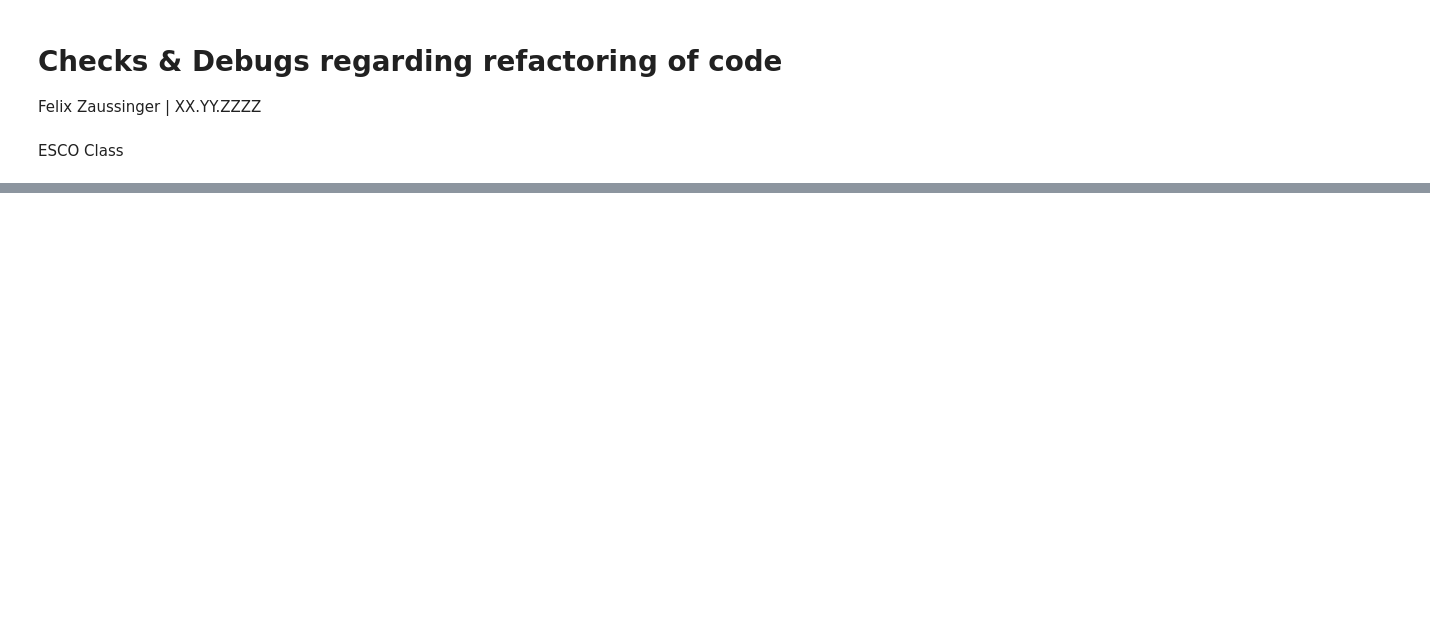
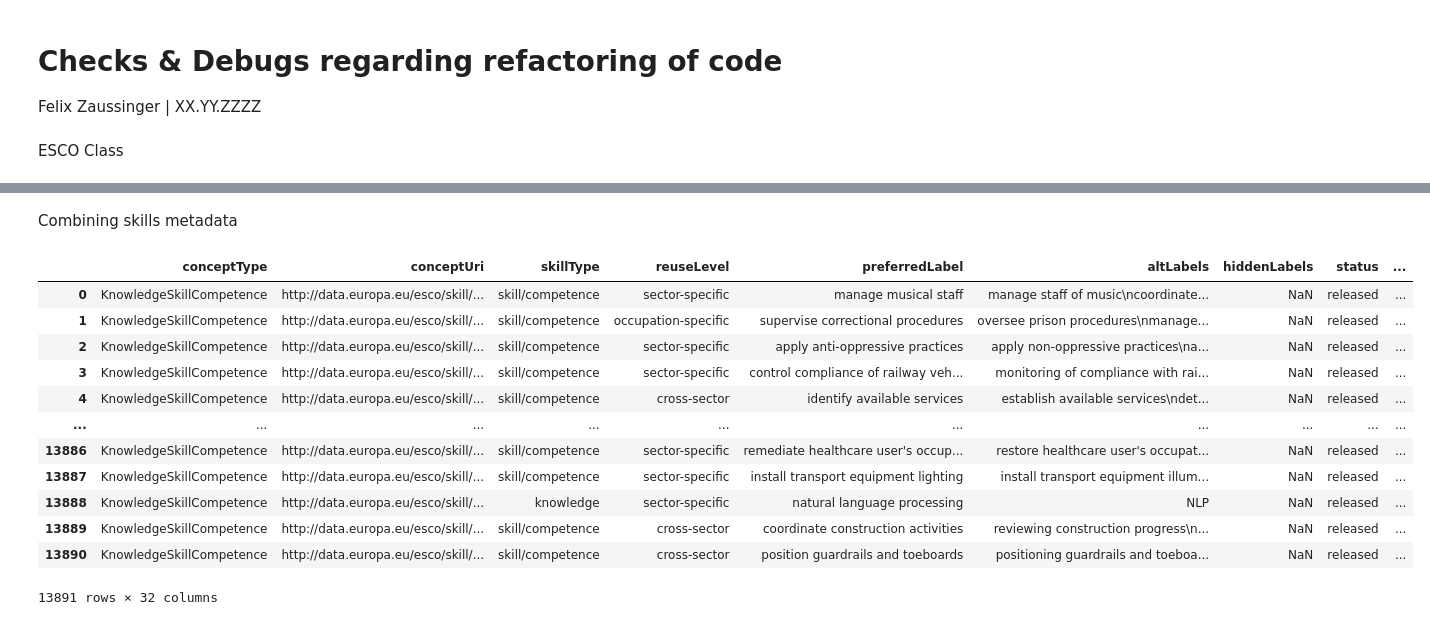
Before and after one commit to derpyninja/re4gt, a Jupyter notebook: notebooks/new/00-fz-debugging-for-code-refactoring.ipynb, the cells around one changed output, grey strips where cells are left out. Saved outputs shown, nothing was run; the diff lists cells and outputs as text; code cells hidden in the pictures; blank space fills up the shorter version.

```diff
--- a/notebooks/new/00-fz-debugging-for-code-refactoring.ipynb
+++ b/notebooks/new/00-fz-debugging-for-code-refactoring.ipynb
@@ -69,0 +160,19 @@ onet.brown_occupations_vona2018
+# %% [markdown]
+Combining skills metadata
+# %%
+smd = esco.combine_skills_metadata(variable_selection=None)
+smd
+# %% [output]
+|  | conceptType | conceptUri | skillType | reuseLevel | preferredLabel | altLabels | hiddenLabels | status | ... |
+| 0 | KnowledgeSkillCompetence | http://data.europa.eu/esco/skill/... | skill/competence | sector-specific | manage musical staff | manage staff of music\ncoordinate... | NaN | released | ... |
+| 1 | KnowledgeSkillCompetence | http://data.europa.eu/esco/skill/... | skill/competence | occupation-specific | supervise correctional procedures | oversee prison procedures\nmanage... | NaN | released | ... |
+| 2 | KnowledgeSkillCompetence | http://data.europa.eu/esco/skill/... | skill/competence | sector-specific | apply anti-oppressive practices | apply non-oppressive practices\na... | NaN | released | ... |
+| 3 | KnowledgeSkillCompetence | http://data.europa.eu/esco/skill/... | skill/competence | sector-specific | control compliance of railway veh... | monitoring of compliance with rai... | NaN | released | ... |
+| 4 | KnowledgeSkillCompetence | http://data.europa.eu/esco/skill/... | skill/competence | cross-sector | identify available services | establish available services\ndet... | NaN | released | ... |
+| ... | ... | ... | ... | ... | ... | ... | ... | ... | ... |
+| 13886 | KnowledgeSkillCompetence | http://data.europa.eu/esco/skill/... | skill/competence | sector-specific | remediate healthcare user's occup... | restore healthcare user's occupat... | NaN | released | ... |
+| 13887 | KnowledgeSkillCompetence | http://data.europa.eu/esco/skill/... | skill/competence | sector-specific | install transport equipment lighting | install transport equipment illum... | NaN | released | ... |
+| 13888 | KnowledgeSkillCompetence | http://data.europa.eu/esco/skill/... | knowledge | sector-specific | natural language processing | NLP | NaN | released | ... |
+| 13889 | KnowledgeSkillCompetence | http://data.europa.eu/esco/skill/... | skill/competence | cross-sector | coordinate construction activities | reviewing construction progress\n... | NaN | released | ... |
+| 13890 | KnowledgeSkillCompetence | http://data.europa.eu/esco/skill/... | skill/competence | cross-sector | position guardrails and toeboards | positioning guardrails and toeboa... | NaN | released | ... |
+13891 rows × 32 columns
```
Also changed, not shown: parts of 15 cells of this notebook, 5 other files.
